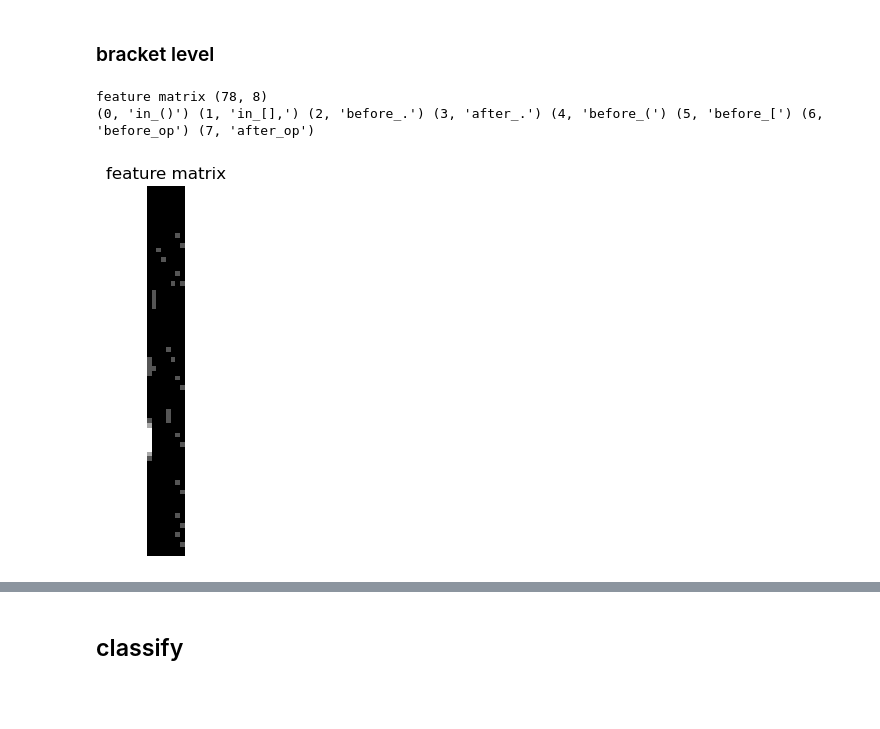
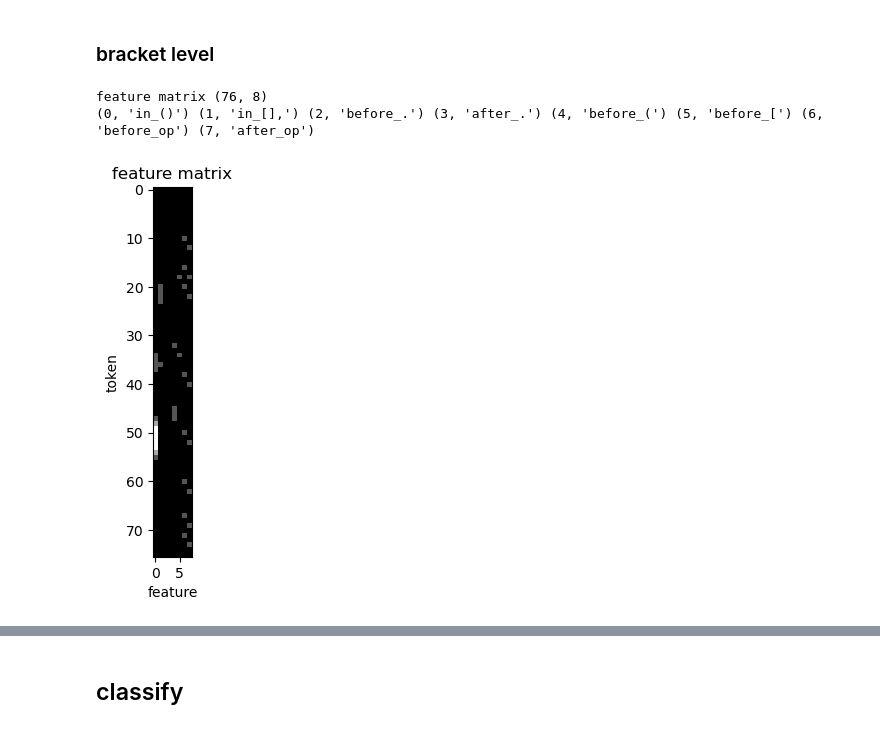
Before and after one commit to MarcusSalzer/html_highlight, a Jupyter notebook: tokenize.ipynb, the cells around one changed output, grey strips where cells are left out. Saved outputs shown, nothing was run; the diff lists cells and outputs as text; code cells hidden in the pictures; blank space fills up the shorter version.

```diff
--- a/tokenize.ipynb
+++ b/tokenize.ipynb
@@ -91,7 +117,7 @@ print(tokens)
 print("# tokens", len(tokens))
 
 known_chars = {
-    "op": r"=!%&/+-*:",
+    "op": r"=!%&/+-*:,",
     "brac_op": r"([{",
     "brac_cl": r")]}",
 }
@@ -207,36 +231,37 @@ features[:, 1] = np.array(brac_level["[]"])
 
 # before and after?
 for i, token in enumerate(tokens):
     if token == ".":
         if i > 0:
             features[i - 1, 2] = 1
         if i < len(tokens) - 1:
             features[i + 1, 3] = 1
 
     if token == "(":
         if i > 0:
             features[i - 1, 4] = 1
 
     if token == "[":
         if i > 0:
             features[i - 1, 5] = 1
 
     if tags[i] == "op":
         if i > 0:
             features[i - 1, 6] = 1
         if i < len(tokens) - 1:
             features[i + 1, 7] = 1
 
 
 plt.figure()
 plt.imshow(features, cmap="gray")
-plt.axis("off")
 plt.title("feature matrix")
+plt.xlabel("feature")
+plt.ylabel("token")
 plt.show()
 # %% [output]
-feature matrix (78, 8)
+feature matrix (76, 8)
 (0, 'in_()') (1, 'in_[],') (2, 'before_.') (3, 'after_.') (4, 'before_(') (5, 'before_[') (6, 'before_op') (7, 'after_op')
-[figure, old version]
+[figure, new version]
 # %%
 print(brac_level["()"])
 # %% [output]
```
Also changed, not shown: parts of 10 cells of this notebook, 1 other file.
